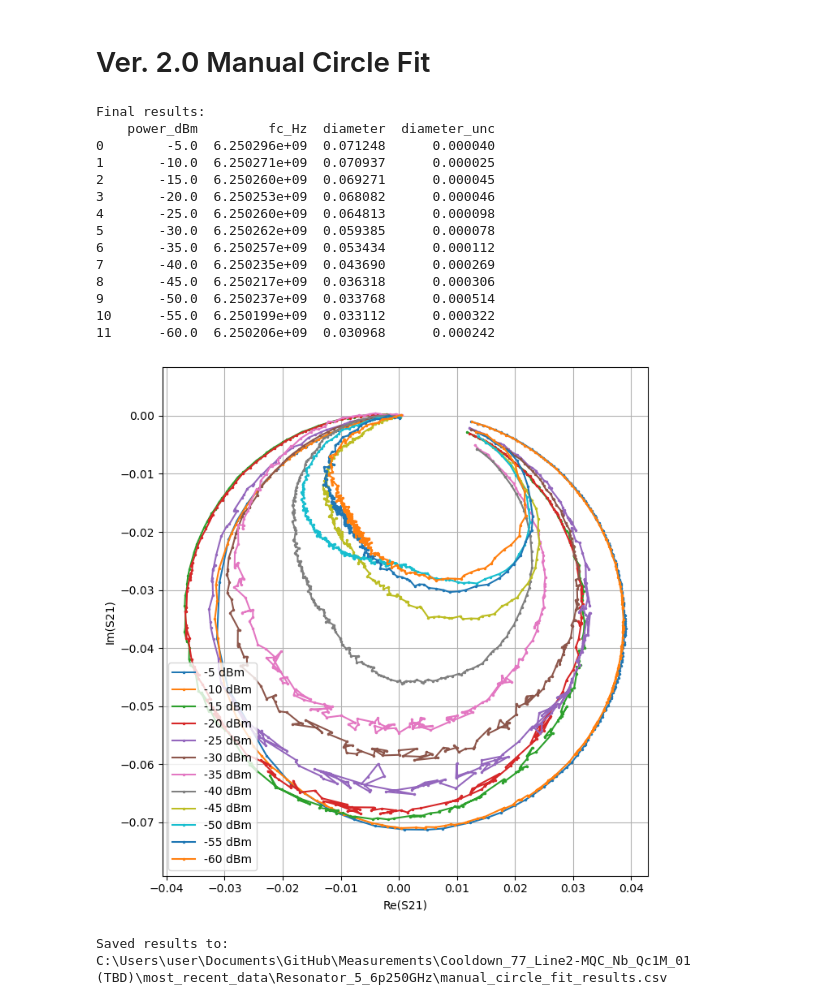
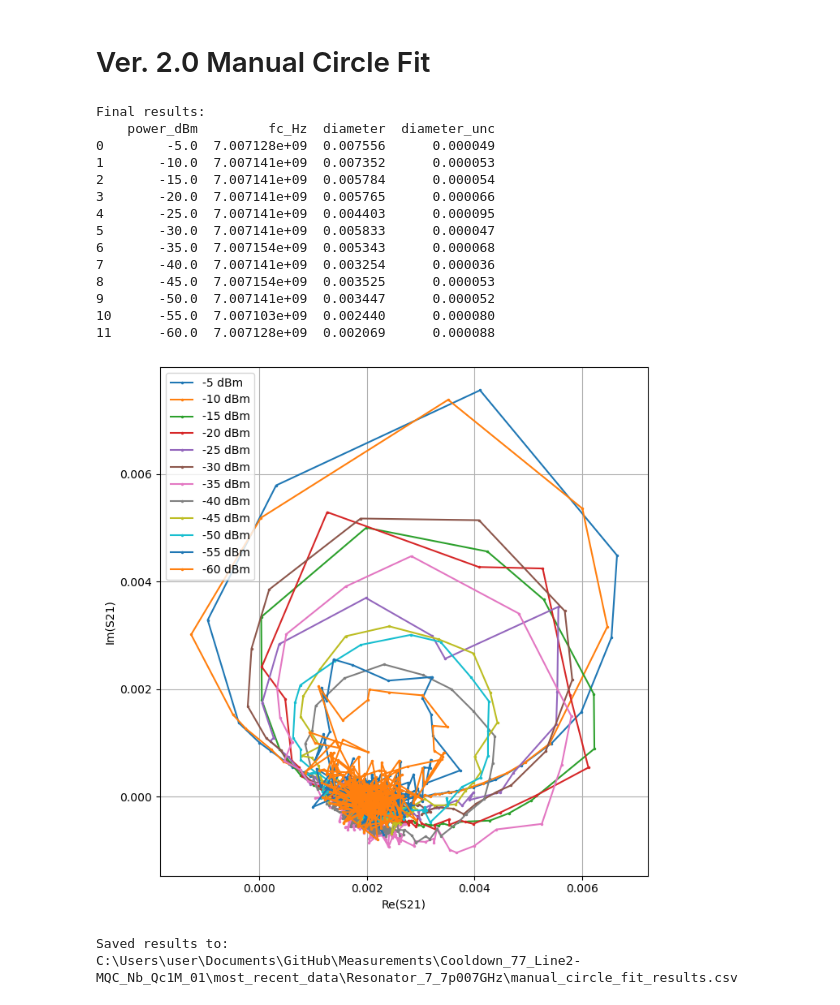
Before and after one commit to WeiRenSyong/Arrange_VNA_Data, a Jupyter notebook: Manual_DCM_Fit.ipynb, the cells around one changed output. Drawn from its saved outputs; the diff is of its cells as text; code cells hidden in the pictures.

```diff
--- a/Manual_DCM_Fit.ipynb
+++ b/Manual_DCM_Fit.ipynb
@@ -137,8 +137,8 @@ if __name__ == "__main__":
 
     import os
 
-    folder_path = r"C:\Users\user\Documents\GitHub\Measurements\Cooldown_77_Line2-MQC_Nb_Qc1M_01 (TBD)\most_recent_data\Resonator_2_5p136GHz"
-    filename = "MQC_Nb_Qc1M_01_5p136GHz_-45dBm_15mK.csv"
+    folder_path = r"C:\Users\user\Documents\GitHub\Measurements\Cooldown_77_Line4-MQC_Ta_Qc2M_01\Broadband"
+    filename = "MQC_Ta_Qc2M_01_4p251GHz_-30dBm_15mK.csv"
 
     full_path = os.path.join(folder_path, filename)
 
@@ -165,7 +165,7 @@ if __name__ == "__main__":
     )
 
     Q_over_Qc = 2*r
-    Qc = 1e6 # UPDATE!
+    Qc = 2e6 # UPDATE!
     Q = Q_over_Qc * Qc
     Qi = (1/Q - 1/Qc)**(-1)
 
@@ -565,37 +565,37 @@ def get_raw_vna_csv_files(folder_path):
 # %%
 if __name__ == "__main__":
 
-    folder_path = r"C:\Users\user\Documents\GitHub\Measurements\Cooldown_77_Line2-MQC_Nb_Qc1M_01 (TBD)\most_recent_data\Resonator_5_6p250GHz"
+    folder_path = r"C:\Users\user\Documents\GitHub\Measurements\Cooldown_77_Line2-MQC_Nb_Qc1M_01\most_recent_data\Resonator_7_7p007GHz"
 
     Qc = 1e6  # update this
 
     results_df = fit_folder(folder_path=folder_path,Qc=Qc,draw_each_circle=False,)
 
     print("\nFinal results:")
     print(results_df)
 
     plot_all_complex_s21(folder_path)
 
     output_path = os.path.join(folder_path, "manual_circle_fit_results.csv")
     results_df.to_csv(output_path, index=False)
 
     print(f"\nSaved results to:")
     print(output_path)
 # %% [output]
 Final results:
     power_dBm         fc_Hz  diameter  diameter_unc
-0        -5.0  6.250296e+09  0.071248      0.000040
-1       -10.0  6.250271e+09  0.070937      0.000025
-2       -15.0  6.250260e+09  0.069271      0.000045
-3       -20.0  6.250253e+09  0.068082      0.000046
-4       -25.0  6.250260e+09  0.064813      0.000098
-5       -30.0  6.250262e+09  0.059385      0.000078
-6       -35.0  6.250257e+09  0.053434      0.000112
-7       -40.0  6.250235e+09  0.043690      0.000269
-8       -45.0  6.250217e+09  0.036318      0.000306
-9       -50.0  6.250237e+09  0.033768      0.000514
-10      -55.0  6.250199e+09  0.033112      0.000322
-11      -60.0  6.250206e+09  0.030968      0.000242
+0        -5.0  7.007128e+09  0.007556      0.000049
+1       -10.0  7.007141e+09  0.007352      0.000053
+2       -15.0  7.007141e+09  0.005784      0.000054
+3       -20.0  7.007141e+09  0.005765      0.000066
+4       -25.0  7.007141e+09  0.004403      0.000095
+5       -30.0  7.007141e+09  0.005833      0.000047
+6       -35.0  7.007154e+09  0.005343      0.000068
+7       -40.0  7.007141e+09  0.003254      0.000036
+8       -45.0  7.007154e+09  0.003525      0.000053
+9       -50.0  7.007141e+09  0.003447      0.000052
+10      -55.0  7.007103e+09  0.002440      0.000080
+11      -60.0  7.007128e+09  0.002069      0.000088
-[figure, old version]
+[figure, new version]
 Saved results to:
-C:\Users\user\Documents\GitHub\Measurements\Cooldown_77_Line2-MQC_Nb_Qc1M_01 (TBD)\most_recent_data\Resonator_5_6p250GHz\manual_circle_fit_results.csv
+C:\Users\user\Documents\GitHub\Measurements\Cooldown_77_Line2-MQC_Nb_Qc1M_01\most_recent_data\Resonator_7_7p007GHz\manual_circle_fit_results.csv
```
Also changed, not shown: parts of 1 cell of this notebook, 1 other file.
